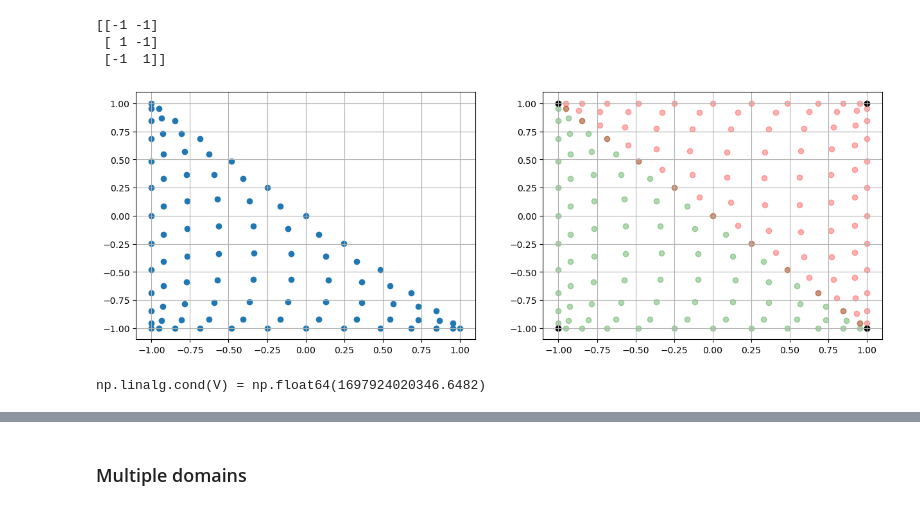
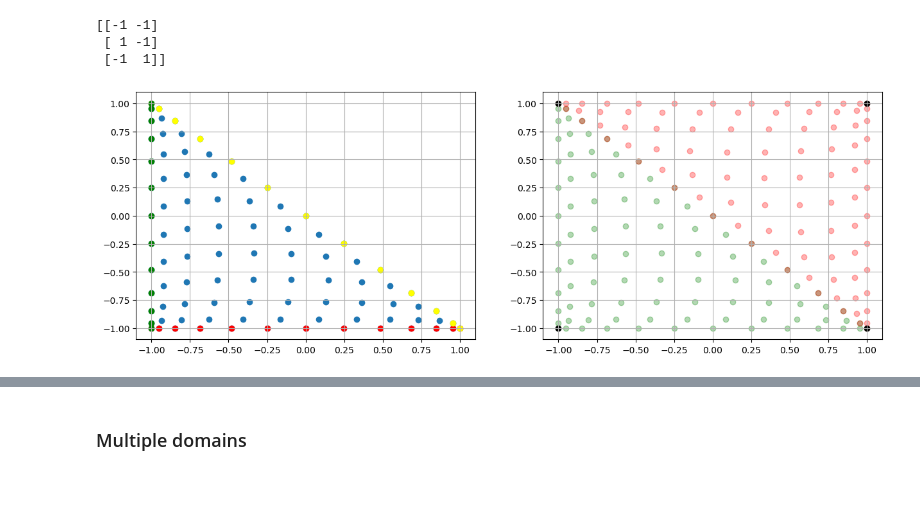
Before and after one commit to JeppeKlitgaard/02689-Advanced-Numerical-Methods, a Jupyter notebook: assignment_3/tb_sem.ipynb, the cells around one changed output, grey strips where cells are left out. Cells and saved outputs as stored; diff of their text form; code cells hidden in the pictures.

```diff
--- a/assignment_3/tb_sem.ipynb
+++ b/assignment_3/tb_sem.ipynb
@@ -379,21 +604,36 @@ print(V1)
 [[-1 -1]
  [ 1 -1]
  [-1  1]]
+# %%
+N = 12
+x_equilateral, y_equilateral = nodes2d(N)
+r, s = equilateral2rs(x_equilateral, y_equilateral)
+
+x1, y1 = Psi(r, s, V1[0, :], V1[1, :], V1[2, :])
+x2, y2 = Psi(r, s, V2[0, :], V2[1, :], V2[2, :])
+
+def face_masks_triangle(r, s, tol=1e-10):
+    fmask1 = np.where(np.abs(s + 1.0) < tol)[0]          # s = -1
+    fmask2 = np.where(np.abs(r + s) < tol)[0]            # r + s = 0
+    fmask3 = np.where(np.abs(r + 1.0) < tol)[0]          # r = -1
+    return fmask1, fmask2, fmask3
+
+fmask1, fmask2, fmask3 = face_masks_triangle(r, s, tol=1e-10)
+
+Fmask = np.concatenate([fmask1, fmask2, fmask3])        # indices of all face nodes
+# Fx = x[Fmask]; Fy = y[Fmask]
 # %%
-N = 12
-x_equilateral, y_equilateral = nodes2d(N)
-r, s = equilateral2rs(x_equilateral, y_equilateral)
-
-x1, y1 = Psi(r, s, V1[0, :], V1[1, :], V1[2, :])
-x2, y2 = Psi(r, s, V2[0, :], V2[1, :], V2[2, :])
-
 fig, ax = plt.subplots(1, 2, figsize=(15, 5))
 
 ax[0].scatter(r, s)
+# ax[0].scatter(r[Fmask], s[Fmask], color = "red")
+ax[0].scatter(r[fmask1], s[fmask1], color = "red")
+ax[0].scatter(r[fmask2], s[fmask2], color = "yellow")
+ax[0].scatter(r[fmask3], s[fmask3], color = "green")
 ax[0].grid()
 ax[1].scatter(x1, y1, color = "green", alpha = 0.3)
 ax[1].scatter(x2, y2, color = "red", alpha = 0.3)
 ax[1].scatter(V_x, V_y, color = "black")
 ax[1].grid()
 # %% [output]
-[figure, old version]
+[figure, new version]
@@ -432,5 +639,0 @@ def vandermonde2d(N, r, s):
-# %%
-V = vandermonde2d(N, r, s)
-print(f"{np.linalg.cond(V) = }")
-# %% [output]
-np.linalg.cond(V) = np.float64(1697924020346.6482)
```
Also changed, not shown: parts of 26 cells of this notebook.
